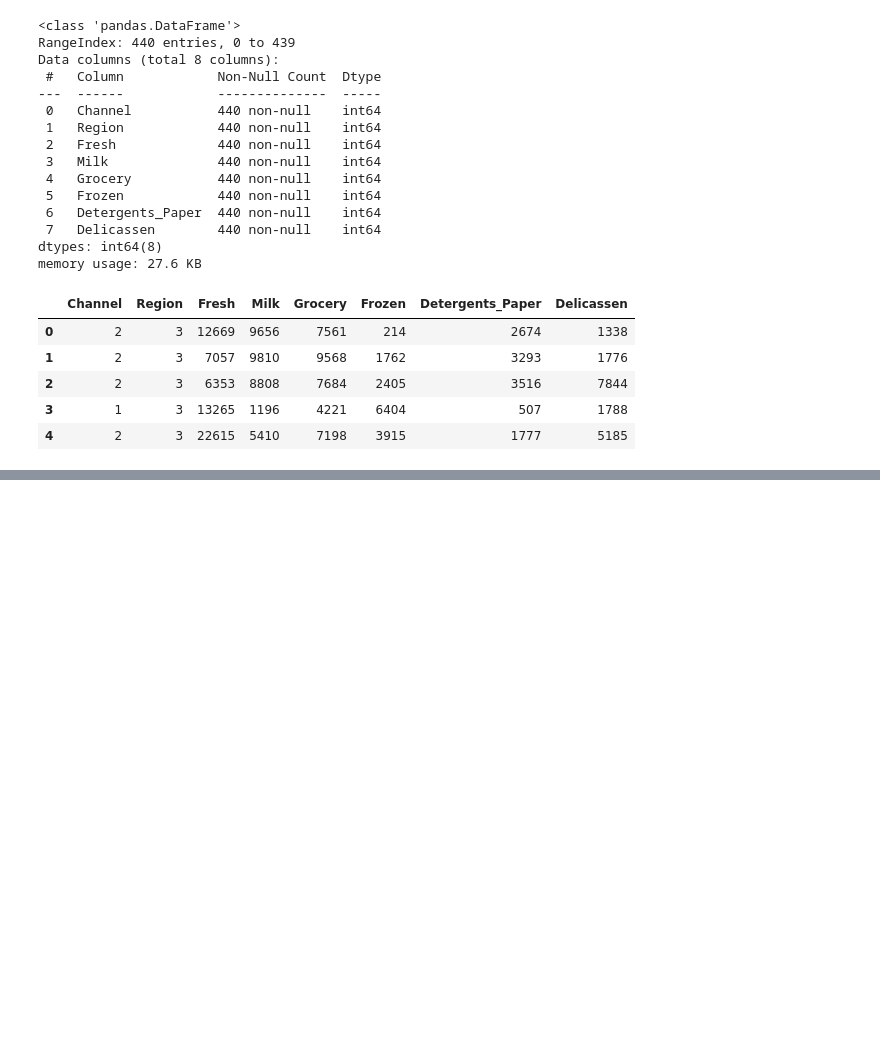
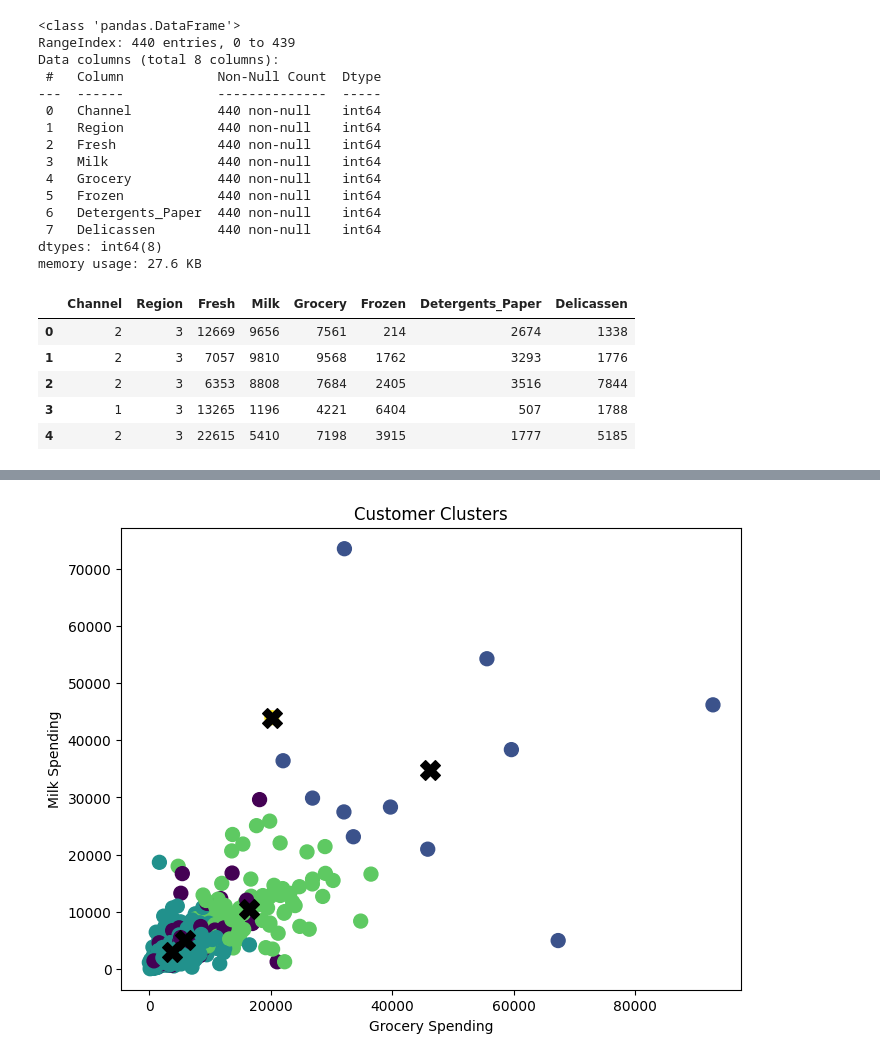
Before and after one commit to bhargavnama/KMeansClustering, a Jupyter notebook: wholesale_customers.ipynb, the cells around one changed output, grey strips where cells are left out. Cells and saved outputs as stored; diff of their text form; code cells hidden in the pictures; blank space fills up the shorter version.

```diff
--- a/wholesale_customers.ipynb
+++ b/wholesale_customers.ipynb
@@ -34,0 +68,16 @@ X = df[features]
+# %%
+kmeans = KMeans(n_clusters=5, init='k-means++', random_state=0)
+df['cluster'] = kmeans.fit_predict(X)
+# %%
+plt.figure(figsize=(8,6))
+plt.scatter(df['Grocery'], df['Milk'], c=df['cluster'], s=100)
+
+centers = scaler.inverse_transform(kmeans.cluster_centers_)
+plt.scatter(centers[:,2], centers[:,1], marker='X', s=200, c='black')
+
+plt.xlabel("Grocery Spending")
+plt.ylabel("Milk Spending")
+plt.title("Customer Clusters")
+plt.show()
+# %% [output]
+[figure, added]
```
Also changed, not shown: parts of 11 cells of this notebook.
